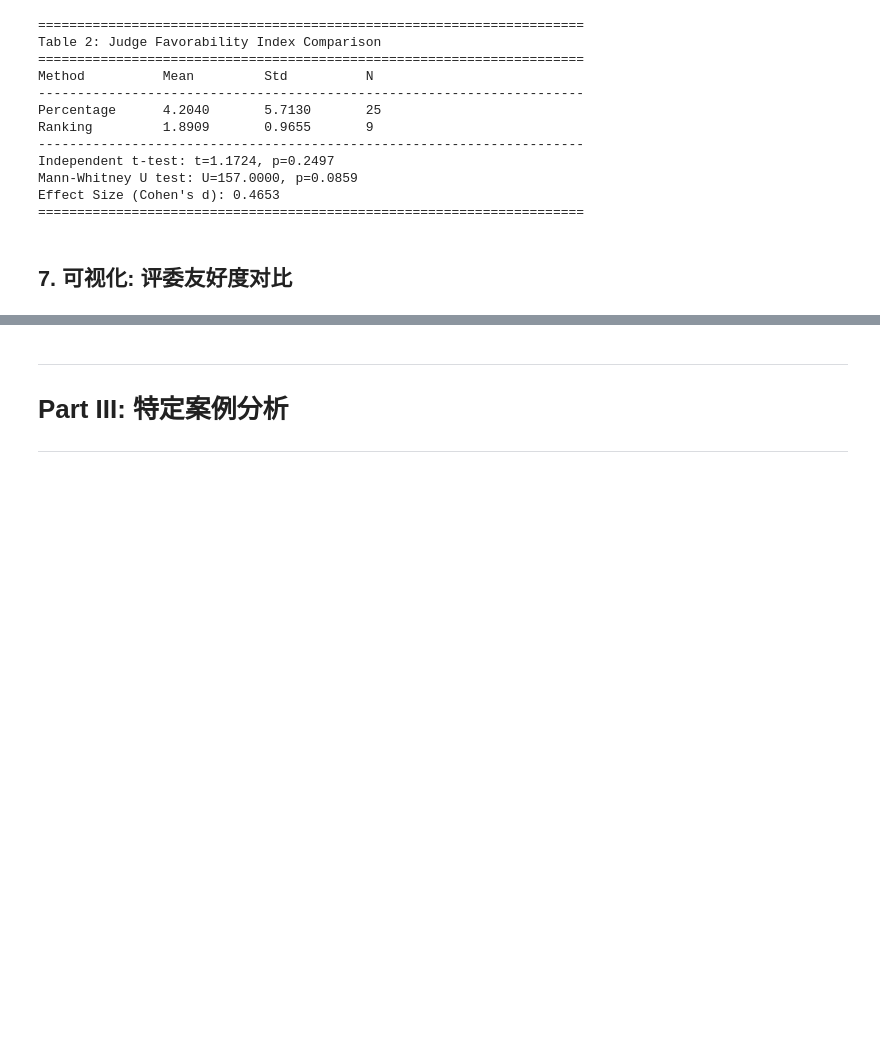
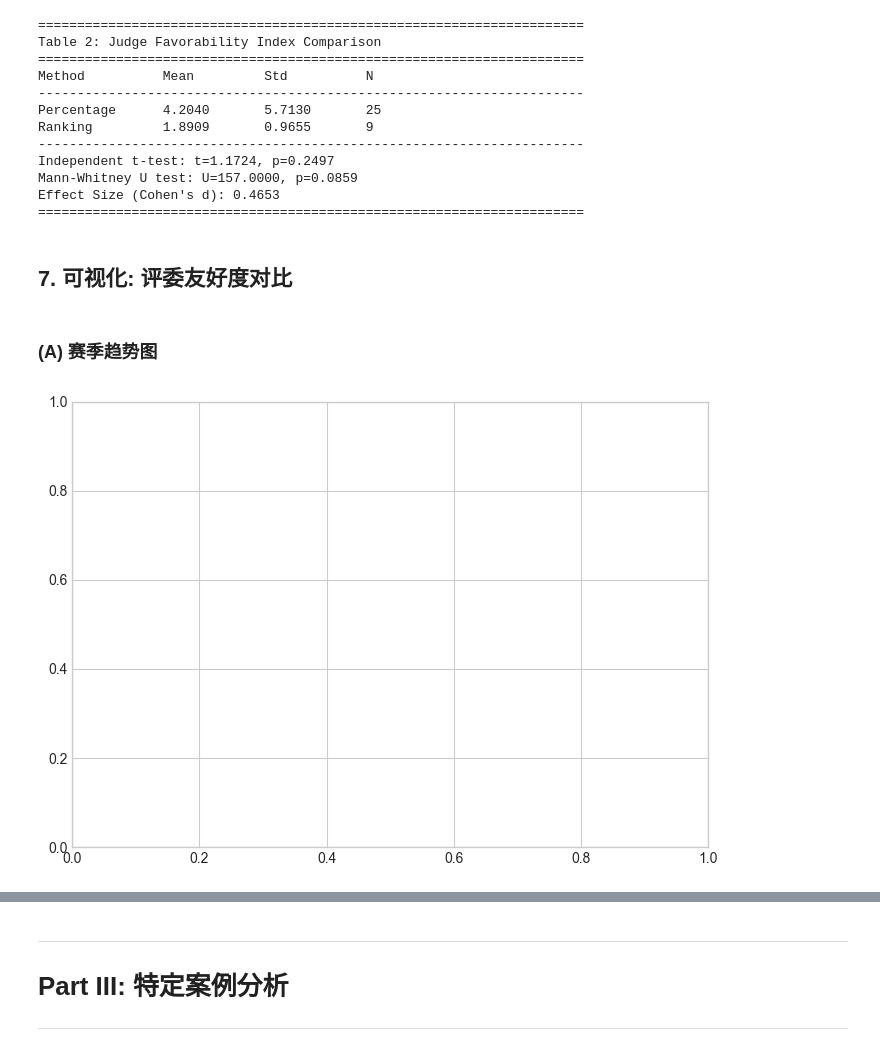
Before and after one commit to zimingttkx/AmericaMathModel, a Jupyter notebook: 2026_MathModel_C/solution_v1/Q2_投票机制对比/问题2_投票机制对比分析.ipynb, the cells around one changed output, grey strips where cells are left out. Saved outputs shown, nothing was run; the diff lists cells and outputs as text; code cells hidden in the pictures; blank space fills up the shorter version.

```diff
--- a/2026_MathModel_C/solution_v1/Q2_投票机制对比/问题2_投票机制对比分析.ipynb
+++ b/2026_MathModel_C/solution_v1/Q2_投票机制对比/问题2_投票机制对比分析.ipynb
@@ -468,4 +468,14 @@ Effect Size (Cohen's d): 0.4653
 ======================================================================
 # %% [markdown]
 ## 7. 可视化: 评委友好度对比
+# %% [markdown]
+### (A) 赛季趋势图
+# %%
+# (A)
+fig, ax = plt.subplots(figsize=(7, 5))
+# (A) 赛季趋势图
+plt.tight_layout()
+plt.show()
+# %% [output]
+[figure, added]
 # %%
```
Also changed, not shown: parts of 21 cells of this notebook, 8 other files.
